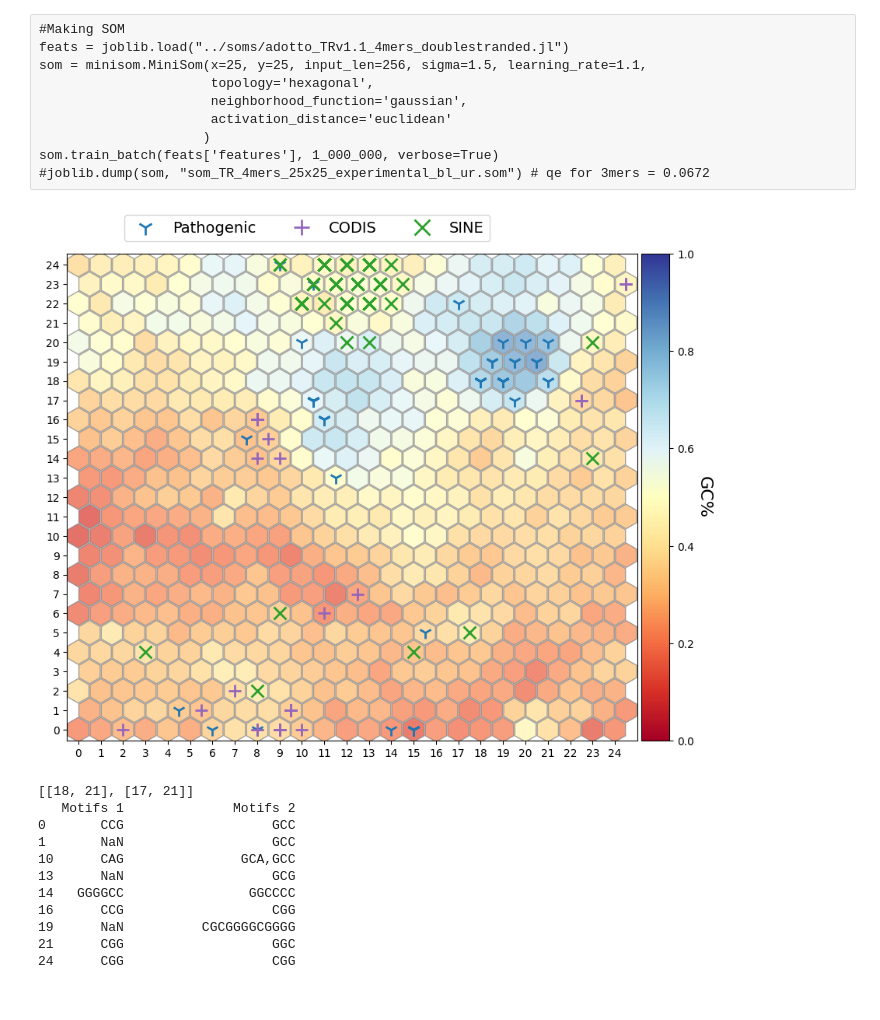
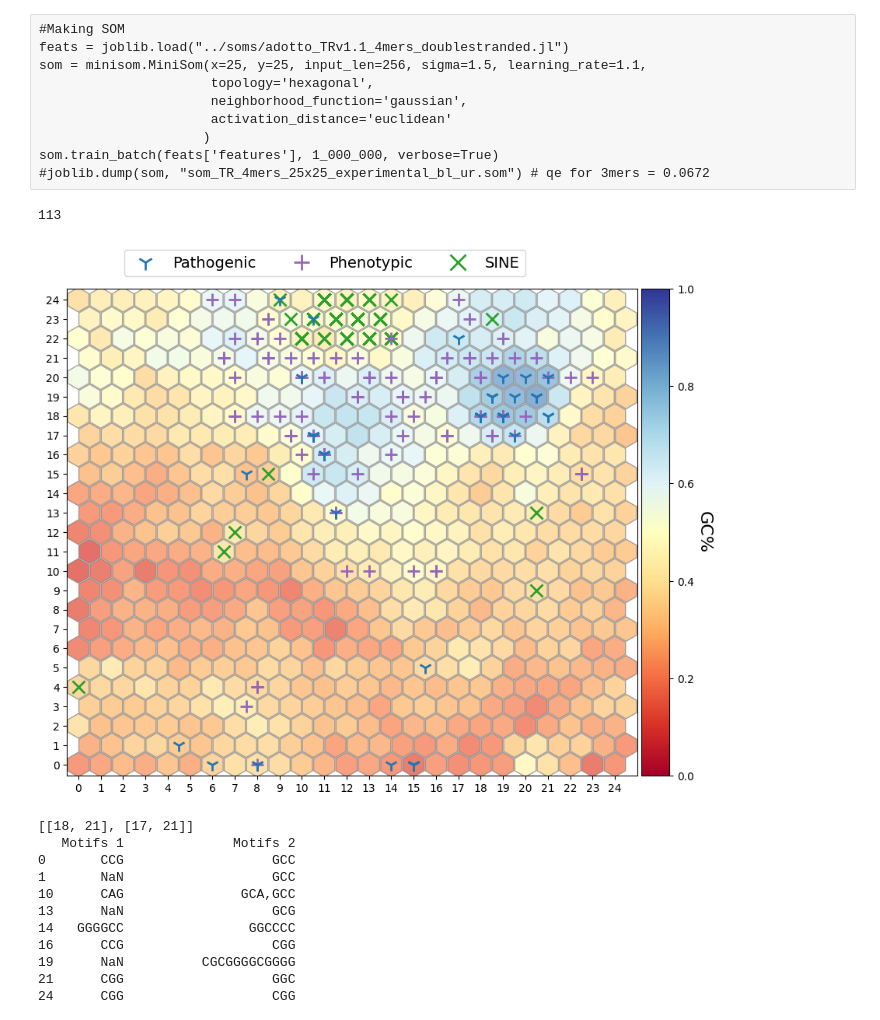
Before and after one commit to ACEnglish/adotto, a Jupyter notebook: manuscript/f1_som/KmerSOM_Adotto.ipynb, the cells around one changed output. Drawn from its saved outputs; the diff is of its cells as text; code cells hidden in the pictures.

Commit message:
updating catalog analysis
to work with the new phenotypic vntrs

```diff
--- a/manuscript/f1_som/KmerSOM_Adotto.ipynb
+++ b/manuscript/f1_som/KmerSOM_Adotto.ipynb
@@ -60,25 +62,37 @@ all_regions['Neuron_y'] = m_map['map'][:, 1]
+# %%
+vntrs_meta = all_pathos[all_pathos['Repeat type'] == 'VNTR']
+pathos_meta = all_pathos[all_pathos['Repeat type'] != 'VNTR']
+# %%
+len(codis)
+# %% [output]
+113
 # %%
-patho = all_regions[all_regions['patho'] != '.'].copy()
+patho = all_regions[all_regions['patho'].isin(pathos_meta['Locus'])].copy()
 patho['marker'] = 'patho'
-codis = all_regions[all_regions['codis'] != '.'].copy()
+
+#codis = all_regions[all_regions['codis'] != '.'].copy()
+#codis['marker'] = 'codis'
+
+codis = all_regions[all_regions['patho'].isin(vntrs_meta['Locus'])].copy()
 codis['marker'] = 'codis'
+
 inter = all_regions[all_regions['interspersed'] == 'SINE'].sample(100).copy()
 inter['marker'] = 'inter'
 # %%
-combined = pd.concat([patho, codis, inter], axis=0).sort_values('marker', ascending=False)
+combined = pd.concat([inter, codis, patho], axis=0)#.sort_values('marker', ascending=False)
 # %%
-mks = combined['marker'].map({'patho':"Pathogenic", "inter": "SINE", "codis":"CODIS"}).values
+mks = combined['marker'].map({'patho':"Pathogenic", "inter": "SINE", "codis":"Phenotypic"}).values
 # %%
 import matplotlib as mpl
 mpl.rcParams['pdf.fonttype'] = 42
 p = laytr.make_hex_plot(som,
                        hue=gc_pct,
                         hue_label="GC%",
                        color_map=cm.RdYlBu, alpha=0.70)
 laytr.add_places(som, p, combined[["Neuron_x", "Neuron_y"]].values, mks,
-                marker_map={'Pathogenic':'1', 'CODIS':'+', 'SINE':'x'},
+                marker_map={'Pathogenic':'1', 'Phenotypic':'+', 'SINE':'x'},
                 default_colors=['C0', 'C4', 'C2'])
 #combined['Neuron'] = comb_winners
 plt.savefig("MainSom.pdf")
 # %% [output]
-[figure, old version]
+[figure, new version]
```
Also changed, not shown: parts of 3 cells of this notebook, 5 other files.
